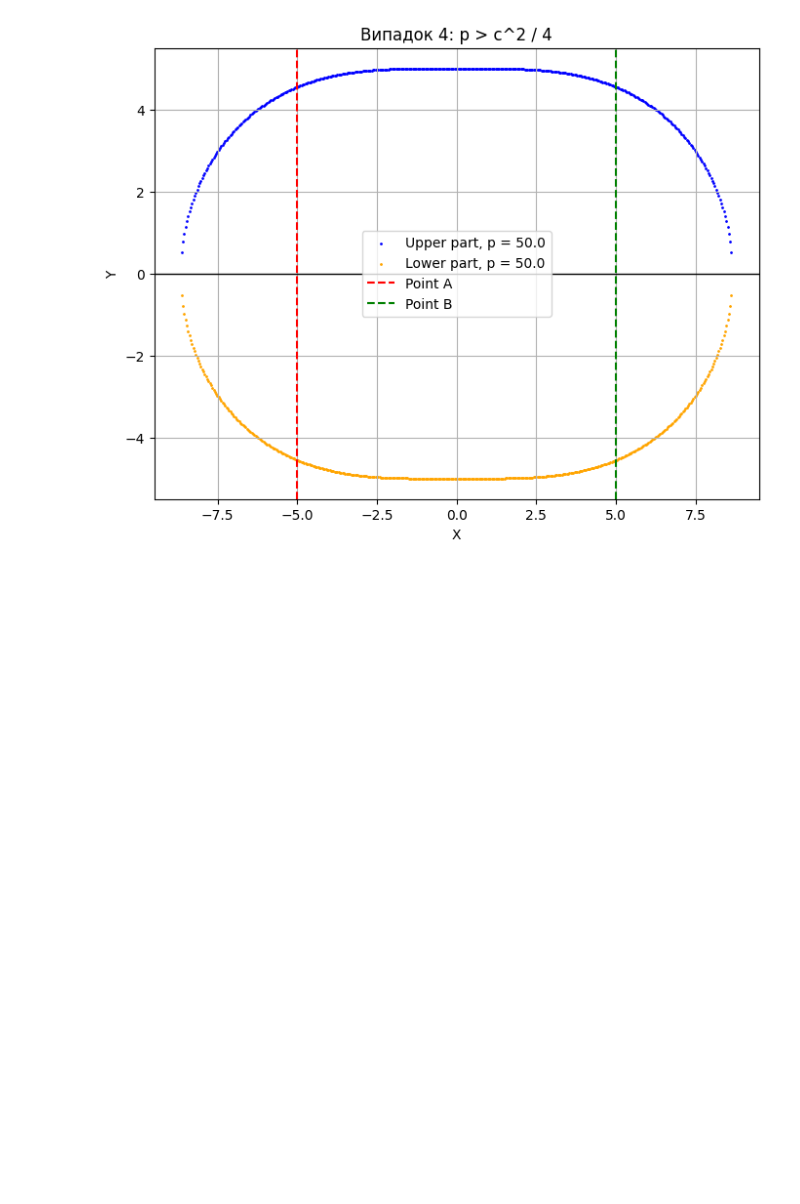
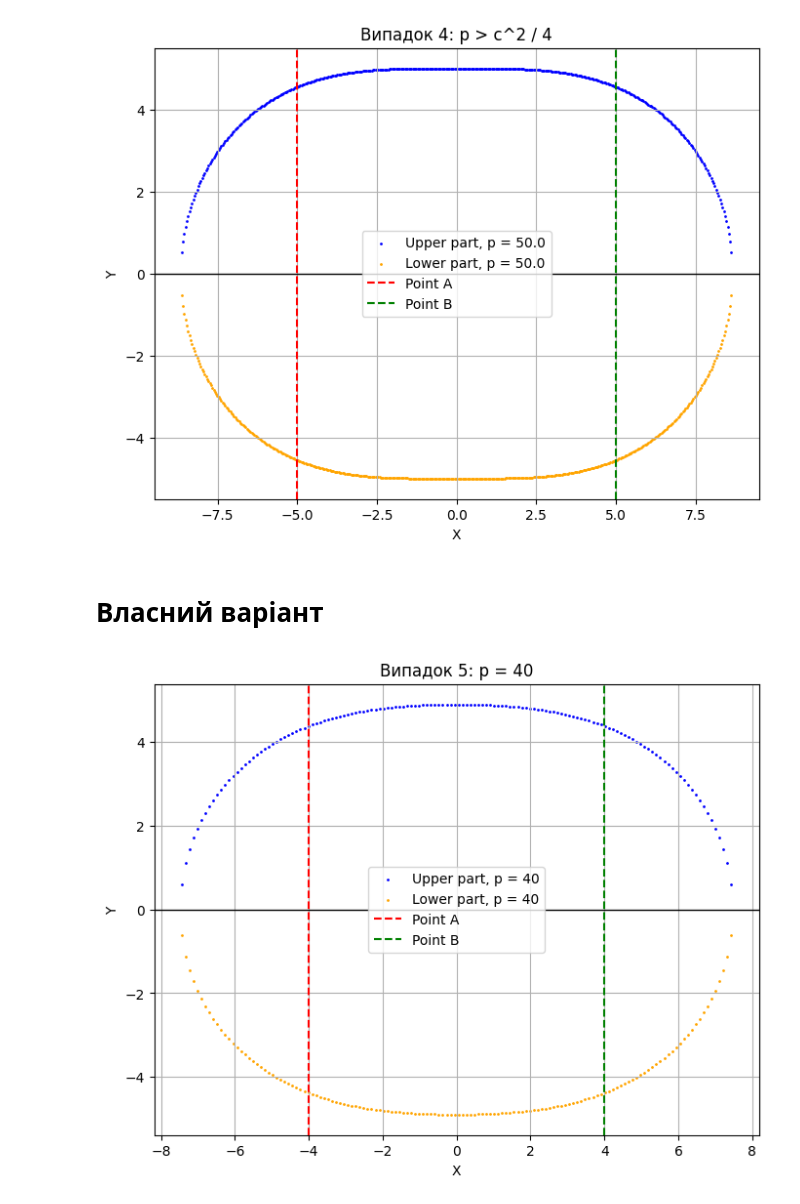
Before and after one commit to Volplayed/computer-graphics-tasks, a Jupyter notebook: Lab1 (v17)/notebook.ipynb, the cells around one changed output. Drawn from its saved outputs; the diff is of its cells as text; code cells hidden in the pictures; blank space fills up the shorter version.

```diff
--- a/Lab1 (v17)/notebook.ipynb
+++ b/Lab1 (v17)/notebook.ipynb
@@ -16,7 +16,7 @@ def compute_y(x, c, p):
     return y
 
 def plot(c, p, title):
-    x_values = np.linspace(-2 * c, 2 * c, 1000)
+    x_values = np.linspace(-2 * c, 2 * c, 300)
 
     y_values_positive = []
     y_values_negative = []
@@ -70,3 +70,11 @@ plot(c, (c2_div_4 + c2_div_2) / 2, "Випадок 3: c^2 / 4 < p < c^2 / 2")
 plot(c, c2_div_2, "Випадок 4: p > c^2 / 4")
 # %% [output]
 [figure]
+# %% [markdown]
+# Власний варіант
+# %%
+a = int(input("Your p: "))
+c_new = int(input("Your c: "))
+plot(c_new, a, f"Випадок 5: p = {a}")
+# %% [output]
+[figure, added]
```
Also changed, not shown: 2 other files.
